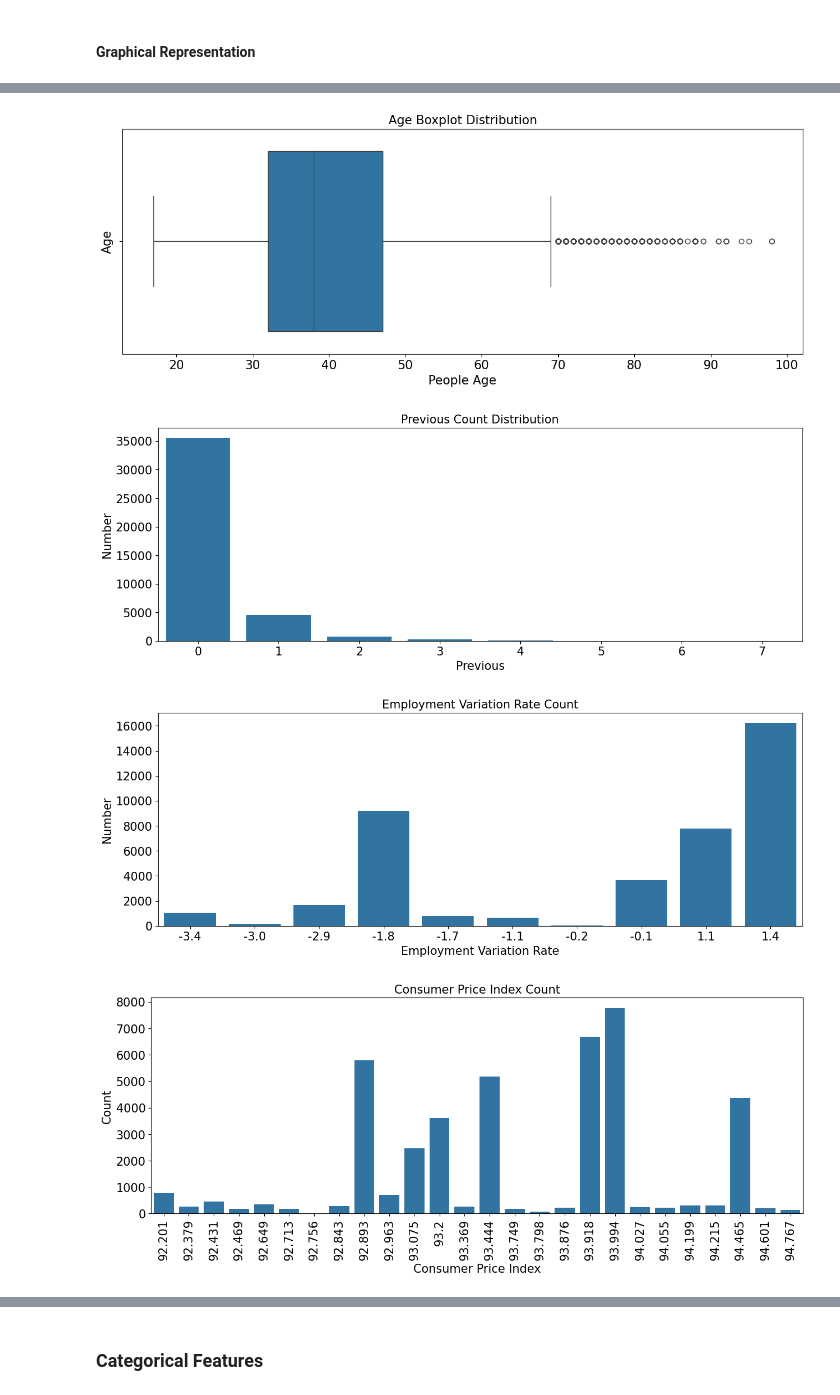
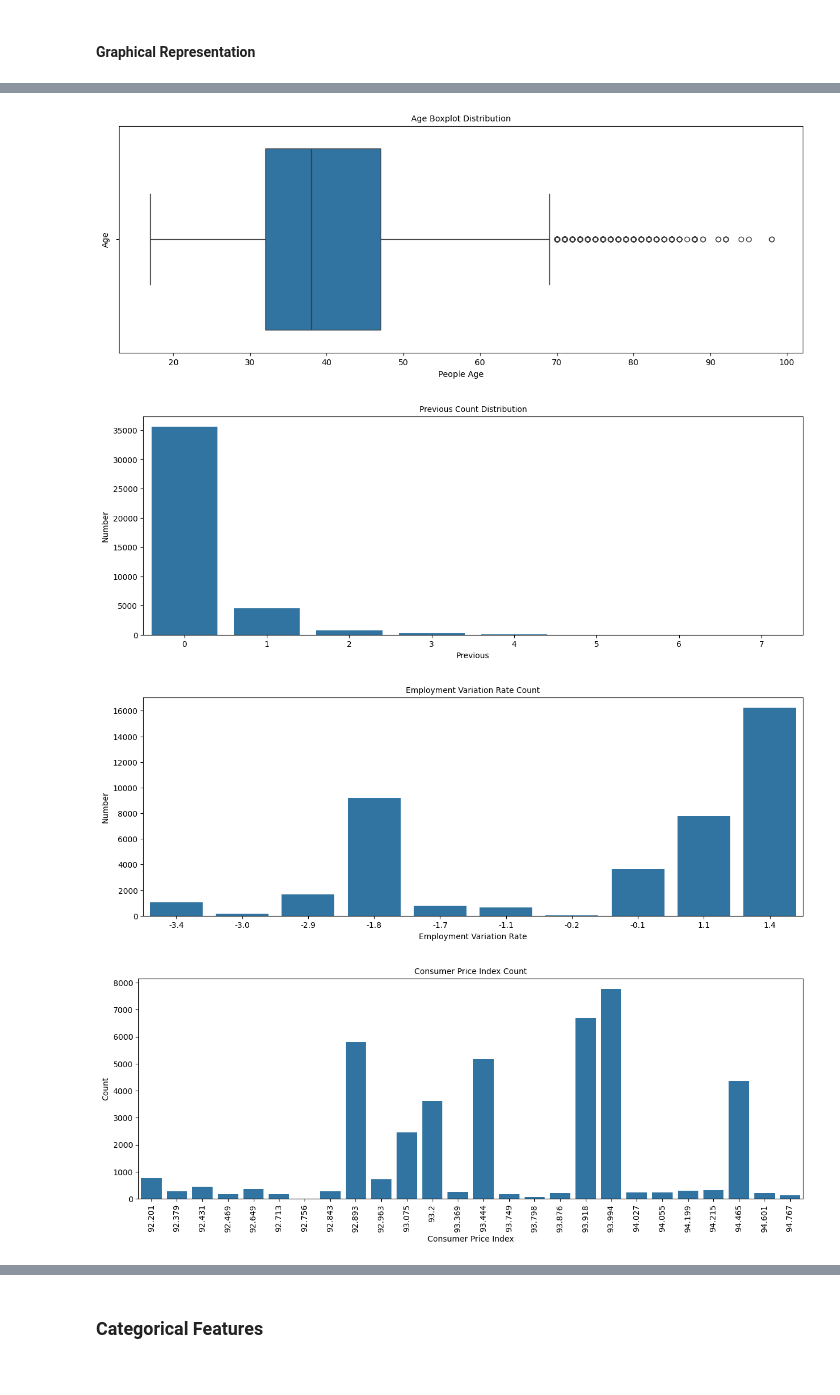
Before and after one commit to Amit-Ramrakhyani/Bank-Marketing, a Jupyter notebook: code.ipynb, the cells around one changed output, grey strips where cells are left out. Cells and saved outputs as stored; diff of their text form; code cells hidden in the pictures.

```diff
--- a/code.ipynb
+++ b/code.ipynb
@@ -279,45 +279,45 @@ Text(0.5, 1.0, 'Age Count Distribution')
 # %%
 plt.figure(figsize=(15, 5))
 sns.boxplot(x='age', data=df[num_col])
-plt.xlabel('People Age', fontsize=15)
-plt.ylabel('Age', fontsize=15)
-plt.title('Age Boxplot Distribution', fontsize=15)
-plt.tick_params(labelsize=15)
+plt.xlabel('People Age', fontsize=10)
+plt.ylabel('Age', fontsize=10)
+plt.title('Age Boxplot Distribution', fontsize=10)
+plt.tick_params(labelsize=10)
 
 plt.show()
 # %% [output]
-[figure, old version]
+[figure, new version]
 # %%
 plt.figure(figsize=(15, 5))
 sns.countplot(x='previous', data=df[num_col])
-plt.xlabel('Previous', fontsize=15)
-plt.ylabel('Number', fontsize=15)
-plt.title('Previous Count Distribution', fontsize=15)
-plt.tick_params(labelsize=15)
+plt.xlabel('Previous', fontsize=10)
+plt.ylabel('Number', fontsize=10)
+plt.title('Previous Count Distribution', fontsize=10)
+plt.tick_params(labelsize=10)
 plt.show()
 # %% [output]
-[figure, old version]
+[figure, new version]
 # %%
 plt.figure(figsize=(15, 5))
 sns.countplot(x='emp.var.rate', data=df[num_col])
-plt.xlabel('Employment Variation Rate', fontsize=15)
-plt.ylabel('Number', fontsize=15)
-plt.title('Employment Variation Rate Count', fontsize=15)
-plt.tick_params(labelsize=15)
+plt.xlabel('Employment Variation Rate', fontsize=10)
+plt.ylabel('Number', fontsize=10)
+plt.title('Employment Variation Rate Count', fontsize=10)
+plt.tick_params(labelsize=10)
 plt.show()
 # %% [output]
-[figure, old version]
+[figure, new version]
 # %%
 plt.figure(figsize=(15, 5))
 sns.countplot(x='cons.price.idx', data=df[num_col])
-plt.xlabel('Consumer Price Index', fontsize=15)
-plt.ylabel('Count', fontsize=15)
-plt.title('Consumer Price Index Count', fontsize=15)
-plt.tick_params(labelsize=15)
+plt.xlabel('Consumer Price Index', fontsize=10)
+plt.ylabel('Count', fontsize=10)
+plt.title('Consumer Price Index Count', fontsize=10)
+plt.tick_params(labelsize=10)
 plt.xticks(rotation=90)
 plt.show()
 # %% [output]
-[figure, old version]
+[figure, new version]
 # %%
 plt.figure(figsize=(15, 5))
 sns.countplot(x='cons.conf.idx', data=df[num_col])
```
Also changed, not shown: parts of 51 cells of this notebook, 7 other files.
